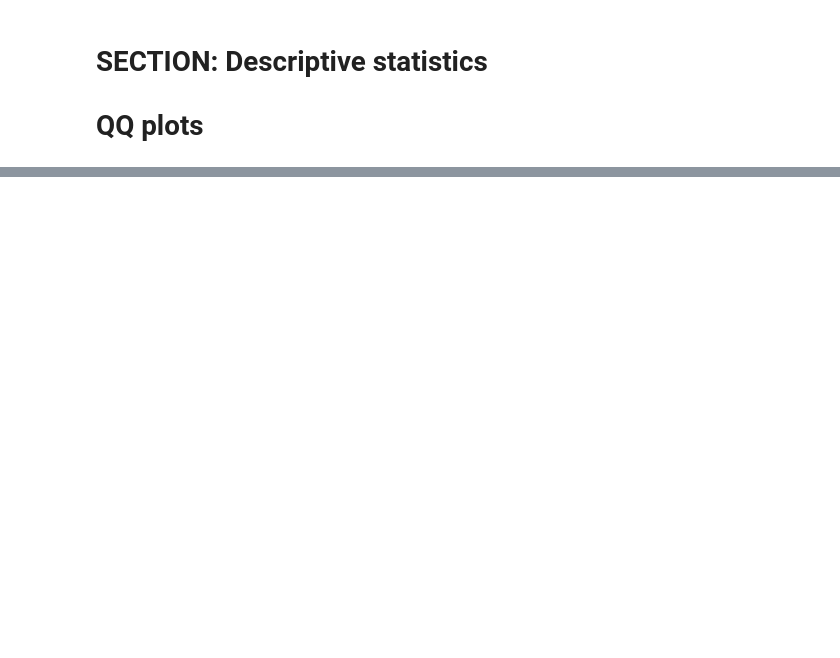
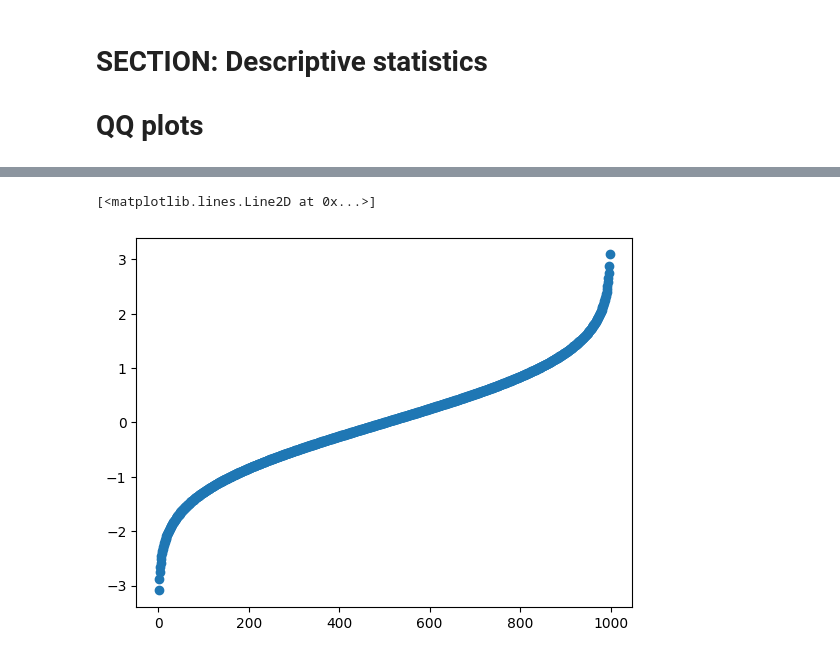
Before and after one commit to SiracencoSerghei/Statistics_and_ML, a Jupyter notebook: 2.2_descriptives/stats_descriptives_QQ.ipynb, the cells around one changed output, grey strips where cells are left out. Saved outputs shown, nothing was run; the diff lists cells and outputs as text; code cells hidden in the pictures; blank space fills up the shorter version.

```diff
--- a/2.2_descriptives/stats_descriptives_QQ.ipynb
+++ b/2.2_descriptives/stats_descriptives_QQ.ipynb
@@ -36 +44,7 @@ plt.show()
+# %%
+sortNormal = stats.norm.ppf(np.linspace(0,1,n))
+plt.plot(sortNormal,'o')
+# %% [output]
+[<matplotlib.lines.Line2D at 0x...>]
+[figure, added]
 # %%
```
Also changed, not shown: parts of 4 cells of this notebook.
